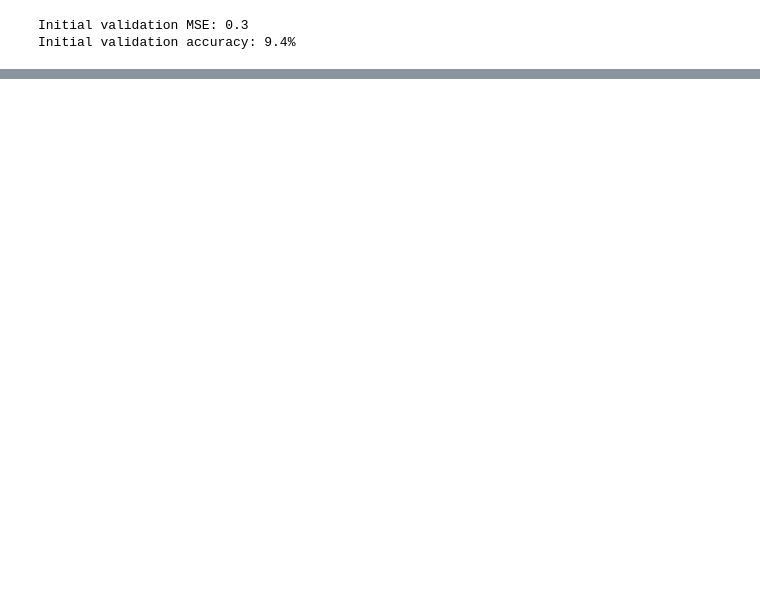
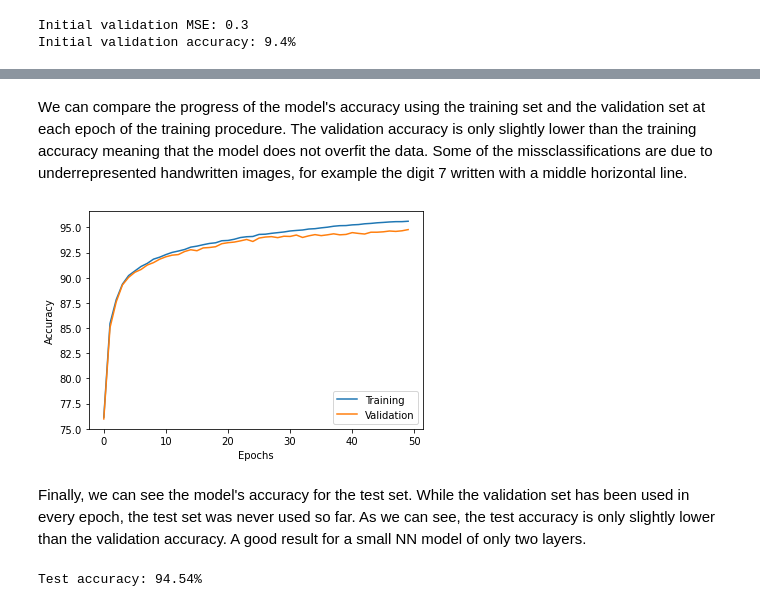
Before and after one commit to luigiselmi/dlwpt_nb, a Jupyter notebook: pml3/multilayer_perceptron.ipynb, the cells around one changed output, grey strips where cells are left out. Saved outputs shown, nothing was run; the diff lists cells and outputs as text; code cells hidden in the pictures; blank space fills up the shorter version.

```diff
--- a/pml3/multilayer_perceptron.ipynb
+++ b/pml3/multilayer_perceptron.ipynb
@@ -273,0 +379,18 @@ def compute_mse_and_acc(nnet, X, y, num_labels=10, minibatch_size=100):
+# %% [markdown]
+We can compare the progress of the model's accuracy using the training set and the validation set at each epoch of the training procedure. The validation accuracy is only slightly lower than the training accuracy meaning that the model does not overfit the data. Some of the missclassifications are due to underrepresented handwritten images, for example the digit 7 written with a middle horizontal line.
+# %%
+plt.plot(range(len(epoch_train_acc)), epoch_train_acc, label='Training')
+plt.plot(range(len(epoch_valid_acc)), epoch_valid_acc, label='Validation')
+plt.ylabel('Accuracy')
+plt.xlabel('Epochs')
+plt.legend(loc='lower right')
+plt.show()
+# %% [output]
+[figure, added]
+# %% [markdown]
+Finally, we can see the model's accuracy for the test set. While the validation set has been used in every epoch, the test set was never used so far. As we can see, the test accuracy is only slightly lower than the validation accuracy. A good result for a small NN model of only two layers.
+# %%
+test_mse, test_acc = compute_mse_and_acc(model, X_test, y_test)
+print(f'Test accuracy: {test_acc*100:.2f}%')
+# %% [output]
+Test accuracy: 94.54%
```
Also changed, not shown: parts of 19 cells of this notebook.
